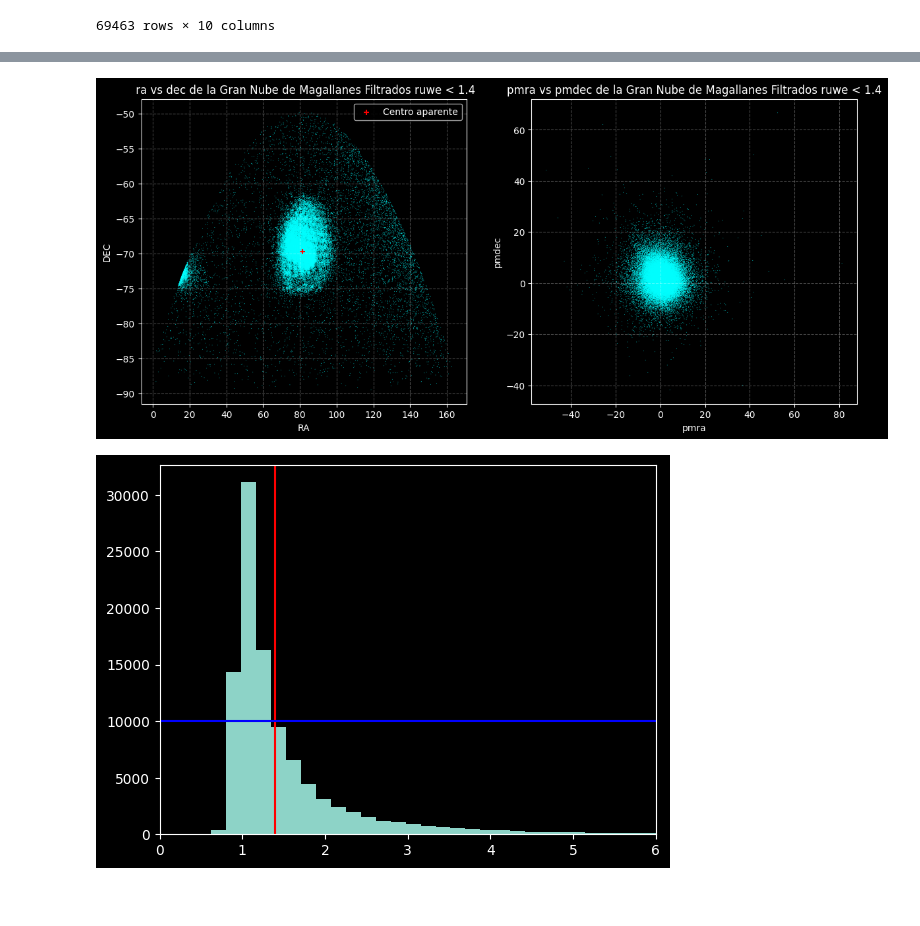
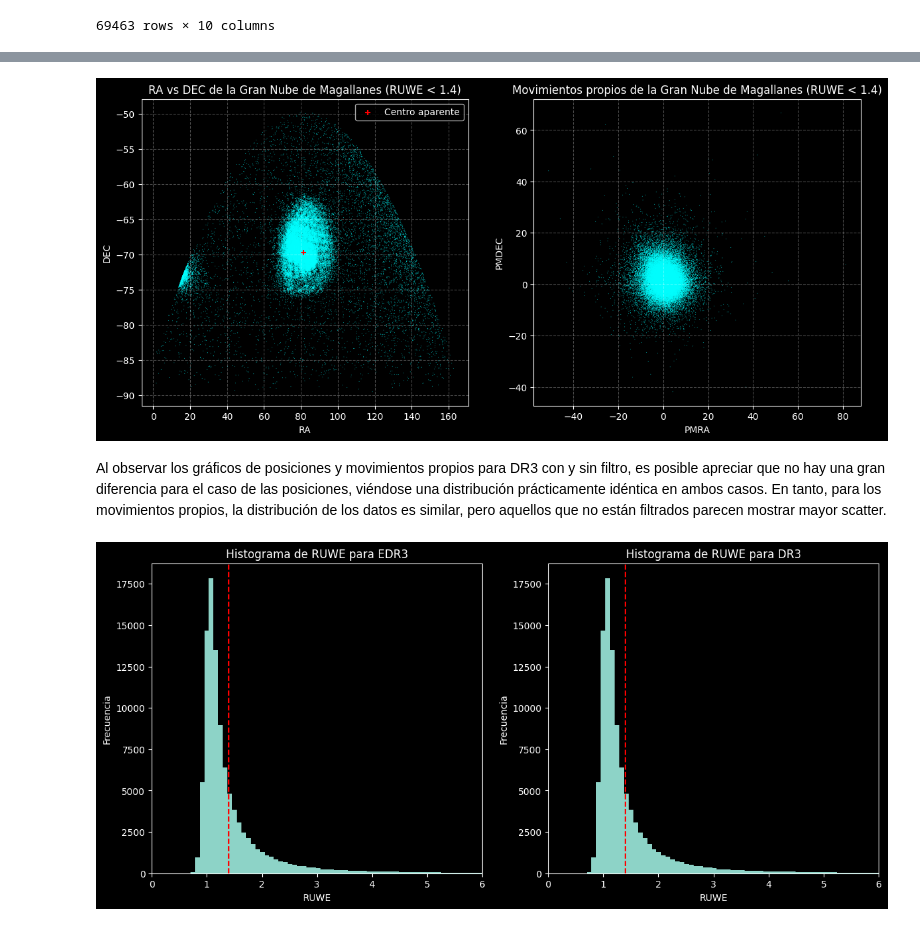
Before and after one commit to estebansanchezmunoz/Proyecto-Base-de-datos, a Jupyter notebook: project_gaia_db.ipynb, the cells around one changed output, grey strips where cells are left out. Cells and saved outputs as stored; diff of their text form; code cells hidden in the pictures; blank space fills up the shorter version.

```diff
--- a/project_gaia_db.ipynb
+++ b/project_gaia_db.ipynb
@@ -368,14 +367,14 @@ query4.fetchall()
 plt.style.use('dark_background')
 # %%
-#Variables (DR2)
-ra_dr2 = df_gaiadr2['ra']
-dec_dr2 = df_gaiadr2['dec']
-pmra_dr2 = df_gaiadr2['pmra']
-pmdec_dr2 = df_gaiadr2['pmdec']
-mag_bp_dr2 = df_gaiadr2['phot_bp_mean_mag']
-mag_rp_dr2 = df_gaiadr2['phot_rp_mean_mag']
-mag_g_dr2 = df_gaiadr2['phot_g_mean_mag']
-ruwe_dr2 = df_gaiadr2['ruwe']
+#Variables (EDR3)
+ra_edr3 = df_gaiaedr3['ra']
+dec_edr3 = df_gaiaedr3['dec']
+pmra_edr3 = df_gaiaedr3['pmra']
+pmdec_edr3 = df_gaiaedr3['pmdec']
+mag_bp_edr3 = df_gaiaedr3['phot_bp_mean_mag']
+mag_rp_edr3 = df_gaiaedr3['phot_rp_mean_mag']
+mag_g_edr3 = df_gaiaedr3['phot_g_mean_mag']
+ruwe_edr3 = df_gaiaedr3['ruwe']
 # %%
 #Variables (DR3)
 ra_dr3 = df_gaiadr3['ra']
@@ -467,32 +471,52 @@ plt.show()
 # %%
-# Datos filtrados por RUWE para Dr3
+# Gráficos de posiciones y movimientos propios de DR3 (datos filtrados por RUWE)
 fig = plt.figure(figsize=(14,6))
 ax1 = fig.add_subplot(121)
 
-ax1.scatter(ra_dr3_filtro, dec_dr3_filtro, c='cyan', marker='*',s=1, edgecolors= "none") #c=brillo, cmap='plasma',s=(1/brillo)*40)
+ax1.scatter(ra_dr3_filtro, dec_dr3_filtro, c='cyan', marker='*',s=1, edgecolors= "none")
 ax1.scatter(81.28, -69.78, marker="+", facecolor="red",label='Centro aparente', s=40)
 ax1.set_xlabel("RA")
 ax1.set_ylabel("DEC")
-ax1.set_title(" ra vs dec de la Gran Nube de Magallanes Filtrados ruwe < 1.4")
+ax1.set_title("RA vs DEC de la Gran Nube de Magallanes (RUWE < 1.4)")
 ax1.grid(ls='--', alpha=0.3)
 ax1.legend()
 
 ax2= fig.add_subplot(122)
 
-ax2.scatter(pmra_dr3_filtro, pmdec_dr3_filtro, c='cyan', marker='*',s=1, edgecolors= "none") #c=brillo, cmap='plasma',s=(1/brillo)*40)
-ax2.set_xlabel("pmra")
-ax2.set_ylabel("pmdec")
-ax2.set_title("pmra vs pmdec de la Gran Nube de Magallanes Filtrados ruwe < 1.4")
+ax2.scatter(pmra_dr3_filtro, pmdec_dr3_filtro, c='cyan', marker='*',s=1, edgecolors= "none")
+ax2.set_xlabel("PMRA")
+ax2.set_ylabel("PMDEC")
+ax2.set_title("Movimientos propios de la Gran Nube de Magallanes (RUWE < 1.4)")
 ax2.grid(ls='--', alpha=0.3)
 plt.show()
 # %% [output]
-[figure, old version]
+[figure, new version]
+# %% [markdown]
+Al observar los gráficos de posiciones y movimientos propios para DR3 con y sin filtro, es posible apreciar que no hay una gran diferencia para el caso de las posiciones, viéndose una distribución prácticamente idéntica en ambos casos. En tanto, para los movimientos propios, la distribución de los datos es similar, pero aquellos que no están filtrados parecen mostrar mayor scatter.
 # %%
-#Histograma de RUWE (DR2)
-plt.hist(ruwe_dr2, bins = 500)
-plt.axvline(1.4, color = 'red')
-plt.axhline(10000, color = 'blue')
-plt.xlim(0,6)
+#Histograma de RUWE
+# RUWE de EDR3
+fig = plt.figure(figsize=(14,6))
+
+ax1 = fig.add_subplot(121)
+
+ax1.hist(ruwe_edr3, bins = 500)
+ax1.set_xlabel("RUWE")
+ax1.set_ylabel("Frecuencia")
+ax1.set_title("Histograma de RUWE para EDR3")
+ax1.axvline(1.4, color = 'red', linestyle = "dashed") #Valor de corte para filtrar los datos
+ax1.set_xlim(0,6)
+
+# RUWE de DR3
+ax2 = fig.add_subplot(122)
+
+ax2.hist(ruwe_dr3, bins = 500)
+ax2.set_xlabel("RUWE")
+ax2.set_ylabel("Frecuencia")
+ax2.set_title("Histograma de RUWE para DR3")
+ax2.axvline(1.4, color = 'red', linestyle = "dashed") #Valor de corte para filtrar los datos
+ax2.set_xlim(0,6)
+
 plt.show()
 # %% [output]
-[figure, old version]
+[figure, new version]
```
Also changed, not shown: parts of 50 cells of this notebook.
